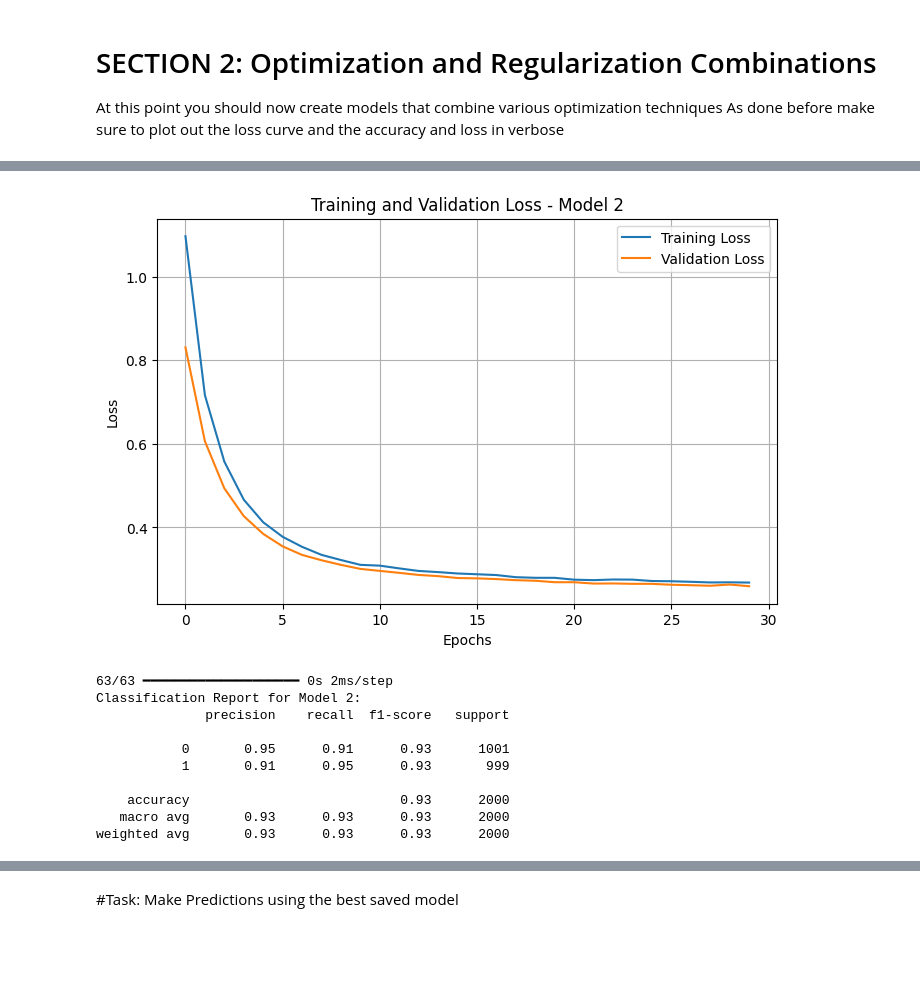
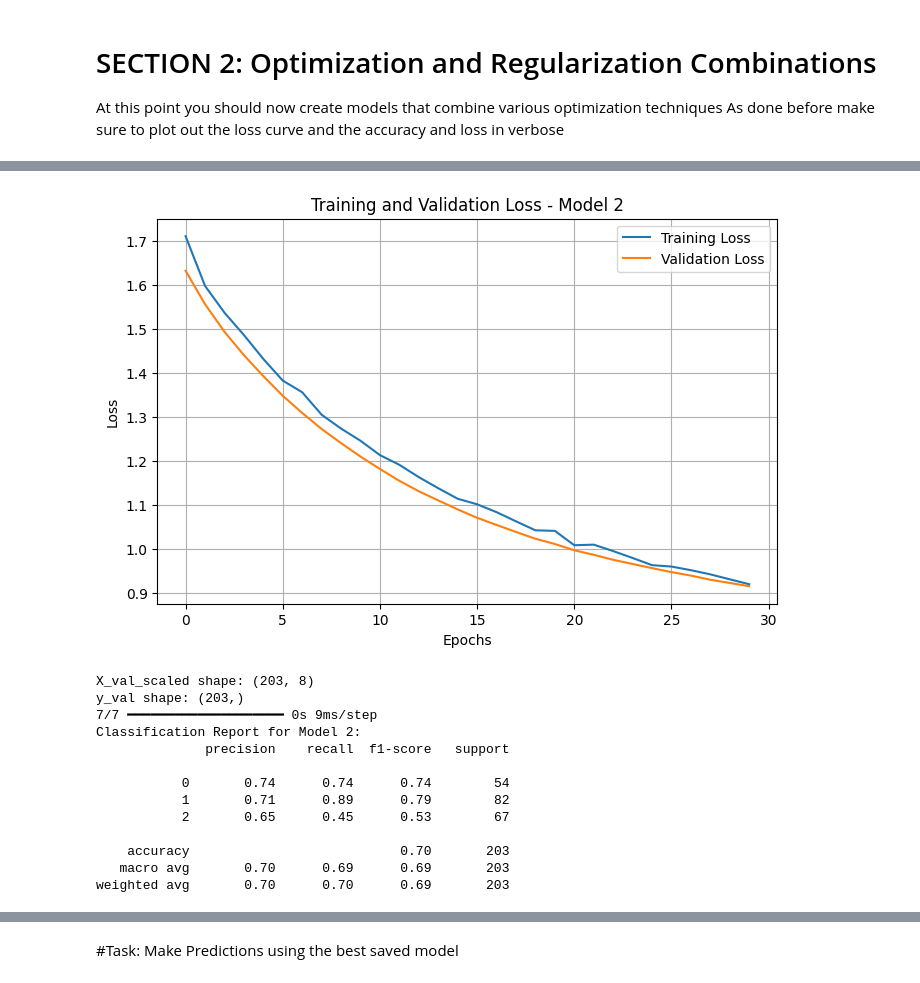
Before and after one commit to jkeza1/Maternal_Health_Summative, a Jupyter notebook: Summative_Intro_to_ml_Keza_Joan_assignment.ipynb, the cells around one changed output, grey strips where cells are left out. Cells and saved outputs as stored; diff of their text form; code cells hidden in the pictures; blank space fills up the shorter version.

```diff
--- a/Summative_Intro_to_ml_Keza_Joan_assignment.ipynb
+++ b/Summative_Intro_to_ml_Keza_Joan_assignment.ipynb
@@ -111,14 +111,13 @@ df['RiskLevel'] = le.fit_transform(df['RiskLevel'])  # 0=Low, 1=Medium, 2=High
 X = df.drop('RiskLevel', axis=1)
 y = df['RiskLevel']
 # %%
+# Data splitting (as you already have)
 X_train_val, X_test, y_train_val, y_test = train_test_split(
     X, y,
     test_size=0.2,
     stratify=y,
     random_state=42,
-
 )
-
 
 X_train, X_val, y_train, y_val = train_test_split(
     X_train_val, y_train_val,
@@ -132,3 +131,13 @@ scaler = StandardScaler()
 X_train_scaled = scaler.fit_transform(X_train)
 X_val_scaled = scaler.transform(X_val)
 X_test_scaled = scaler.transform(X_test)
+
+
+rf_model = RandomForestClassifier(random_state=42)
+param_grid = {
+    'n_estimators': [100, 200],
+    'max_depth': [None, 10, 20],
+    'min_samples_split': [2, 5],
+    'max_features': ['sqrt', 'log2']
+}
+rf_grid = GridSearchCV(rf_model, param_grid, cv=5, scoring='f1_weighted', verbose=1, n_jobs=-1)
@@ -203,6 +144,7 @@ Training data shape: (6000, 20)
 # %%
+
 print("Training RandomForest with GridSearch...")
-rf_grid.fit(X_train_scaled_orig, y_train_orig)
+rf_grid.fit(X_train_scaled, y_train)
 # %% [output]
 Training RandomForest with GridSearch...
 Fitting 5 folds for each of 24 candidates, totalling 120 fits
@@ -310,12 +249,12 @@ def define_model(input_shape,
     if dropout > 0:
         model.add(Dropout(dropout))
     model.add(Dense(32, activation='relu', kernel_regularizer=regularizer))
-    model.add(Dense(1, activation='sigmoid'))
+    model.add(Dense(3, activation='softmax'))
 
     num_layers = 3
 
     # Compile model
-    model.compile(optimizer=optimizer, loss='binary_crossentropy', metrics=['accuracy'])
+    model.compile(optimizer=optimizer, loss='sparse_categorical_crossentropy', metrics=['accuracy'])
 
     # Callbacks
     callbacks = []
@@ -625,39 +651,45 @@ Final Validation Loss: 0.2593
 # %%
 import matplotlib.pyplot as plt
 from sklearn.metrics import classification_report
 import numpy as np
 
-plt.figure(figsize=(8,5))
+# Plot training and validation loss
+plt.figure(figsize=(8, 5))
 plt.plot(history2.history['loss'], label='Training Loss')
 plt.plot(history2.history['val_loss'], label='Validation Loss')
 plt.title('Training and Validation Loss - Model 2')
 plt.xlabel('Epochs')
 plt.ylabel('Loss')
 plt.legend()
 plt.grid(True)
 plt.show()
 
-# Predict probabilities
+# Sanity check shape match
+print(f"X_val_scaled shape: {X_val_scaled.shape}")
+print(f"y_val shape: {y_val.shape}")
+
+# Predict
 y_pred_prob = model2.predict(X_val_scaled)
+y_pred = np.argmax(y_pred_prob, axis=1)
 
-# Convert probabilities to class predictions (assuming binary classification with sigmoid output)
-y_pred = (y_pred_prob > 0.5).astype(int).flatten()
-
-# Print classification report
+# Classification report using correct labels
 print("Classification Report for Model 2:")
 print(classification_report(y_val, y_pred))
 # %% [output]
-[figure, old version]
+[figure, new version]
-63/63 ━━━━━━━━━━━━━━━━━━━━ 0s 2ms/step
+X_val_scaled shape: (203, 8)
+y_val shape: (203,)
+7/7 ━━━━━━━━━━━━━━━━━━━━ 0s 9ms/step
 Classification Report for Model 2:
               precision    recall  f1-score   support
 
-           0       0.95      0.91      0.93      1001
-           1       0.91      0.95      0.93       999
+           0       0.74      0.74      0.74        54
+           1       0.71      0.89      0.79        82
+           2       0.65      0.45      0.53        67
 
-    accuracy                           0.93      2000
-   macro avg       0.93      0.93      0.93      2000
-weighted avg       0.93      0.93      0.93      2000
+    accuracy                           0.70       203
+   macro avg       0.70      0.69      0.69       203
+weighted avg       0.70      0.70      0.69       203
 # %%
 # ✅ Instance 3
 model3, history3, config3 = define_model(input_shape=(X_train_scaled.shape[1],),
```
Also changed, not shown: parts of 39 cells of this notebook.
